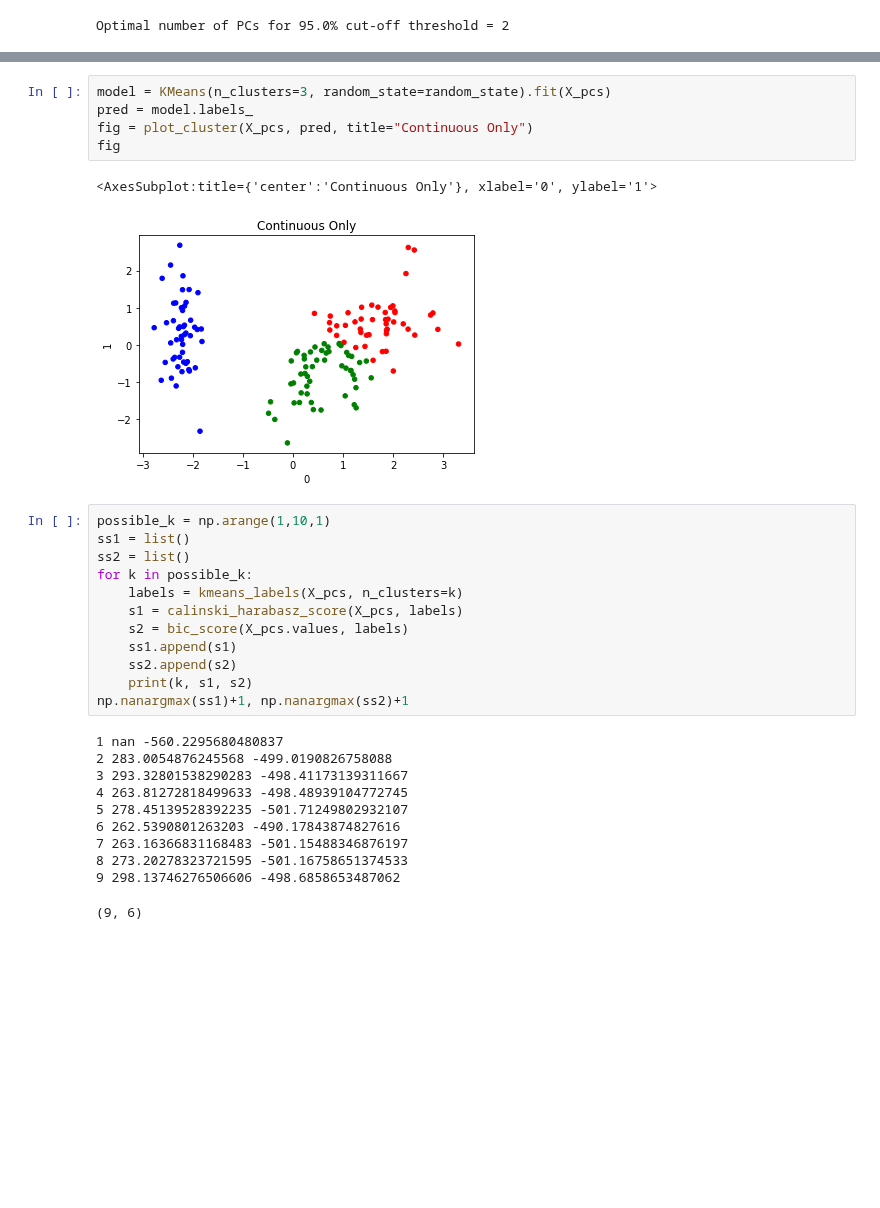
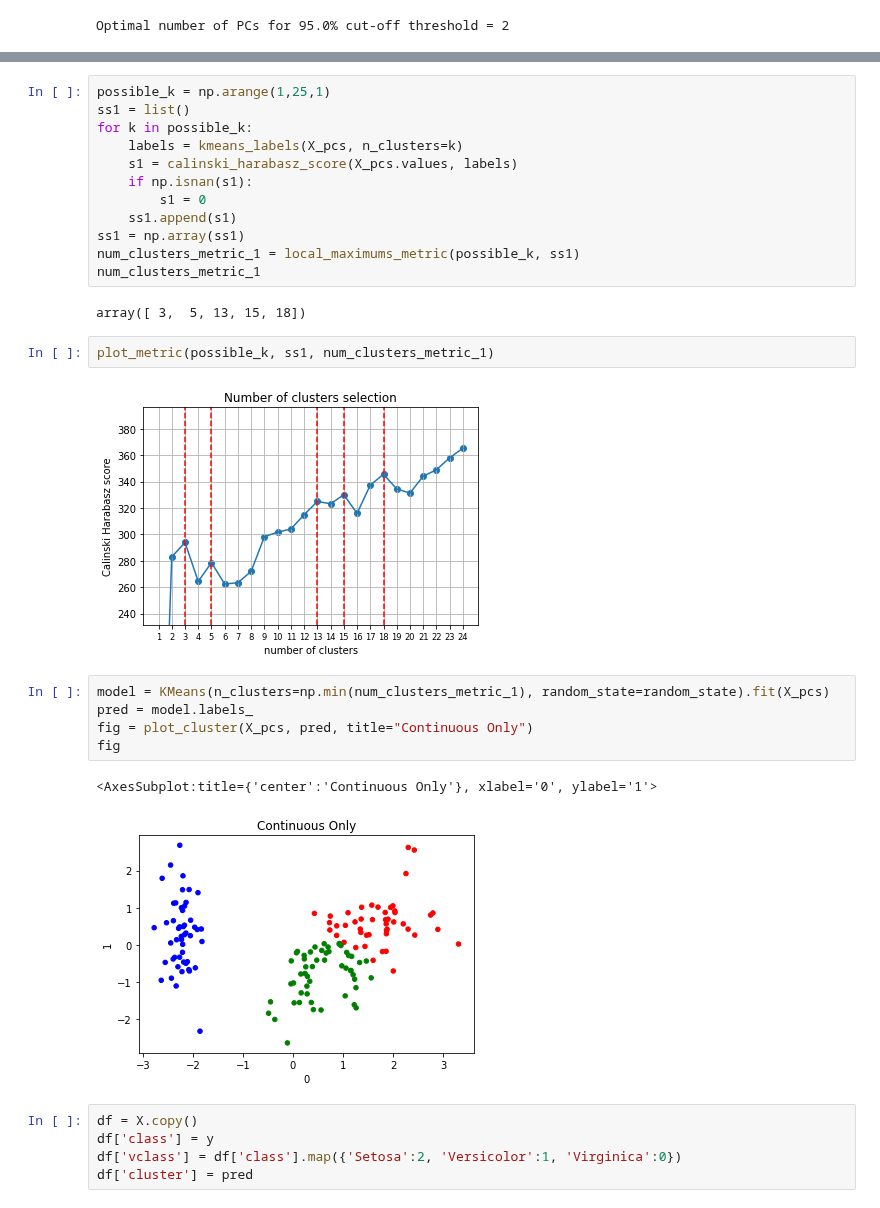
Before and after one commit to jmquintana79/utilsDS, a Jupyter notebook: notebooks/analysis/analysis_clustering/clustering_analysis-mixed_categorical_numerical_variables.ipynb, the cells around one changed output, grey strips where cells are left out. Drawn from its saved outputs; the diff is of its cells as text; blank space fills up the shorter version.

Commit message:
Estimate the final number of clusters with the minimum of local maximums of metric evolution with nclusters

```diff
--- a/notebooks/analysis/analysis_clustering/clustering_analysis-mixed_categorical_numerical_variables.ipynb
+++ b/notebooks/analysis/analysis_clustering/clustering_analysis-mixed_categorical_numerical_variables.ipynb
@@ -222,31 +235,31 @@ def kmeans_labels(X, n_clusters):
-# %%
-model = KMeans(n_clusters=3, random_state=random_state).fit(X_pcs)
-pred = model.labels_
-fig = plot_cluster(X_pcs, pred, title="Continuous Only")
-fig
-# %% [output]
-<AxesSubplot:title={'center':'Continuous Only'}, xlabel='0', ylabel='1'>
-[figure, removed]
 # %%
-possible_k = np.arange(1,10,1)
+possible_k = np.arange(1,25,1)
 ss1 = list()
-ss2 = list()
 for k in possible_k:
     labels = kmeans_labels(X_pcs, n_clusters=k)
-    s1 = calinski_harabasz_score(X_pcs, labels)
-    s2 = bic_score(X_pcs.values, labels)
+    s1 = calinski_harabasz_score(X_pcs.values, labels)
+    if np.isnan(s1):
+        s1 = 0
     ss1.append(s1)
-    ss2.append(s2)
-    print(k, s1, s2)
-np.nanargmax(ss1)+1, np.nanargmax(ss2)+1
+ss1 = np.array(ss1)
+num_clusters_metric_1 = local_maximums_metric(possible_k, ss1)
+num_clusters_metric_1
 # %% [output]
-1 nan -560.2295680480837
-2 283.0054876245568 -499.0190826758088
-3 293.32801538290283 -498.41173139311667
-4 263.81272818499633 -498.48939104772745
-5 278.45139528392235 -501.71249802932107
-6 262.5390801263203 -490.17843874827616
-7 263.16366831168483 -501.15488346876197
-8 273.20278323721595 -501.16758651374533
-9 298.13746276506606 -498.6858653487062
+array([ 3,  5, 13, 15, 18])
-(9, 6)
+# %%
+plot_metric(possible_k, ss1, num_clusters_metric_1)
+# %% [output]
+[figure, added]
+# %%
+model = KMeans(n_clusters=np.min(num_clusters_metric_1), random_state=random_state).fit(X_pcs)
+pred = model.labels_
+fig = plot_cluster(X_pcs, pred, title="Continuous Only")
+fig
+# %% [output]
+<AxesSubplot:title={'center':'Continuous Only'}, xlabel='0', ylabel='1'>
+[figure, added]
+# %%
+df = X.copy()
+df['class'] = y
+df['vclass'] = df['class'].map({'Setosa':2, 'Versicolor':1, 'Virginica':0})
+df['cluster'] = pred
```
Also changed, not shown: parts of 3 cells of this notebook.
